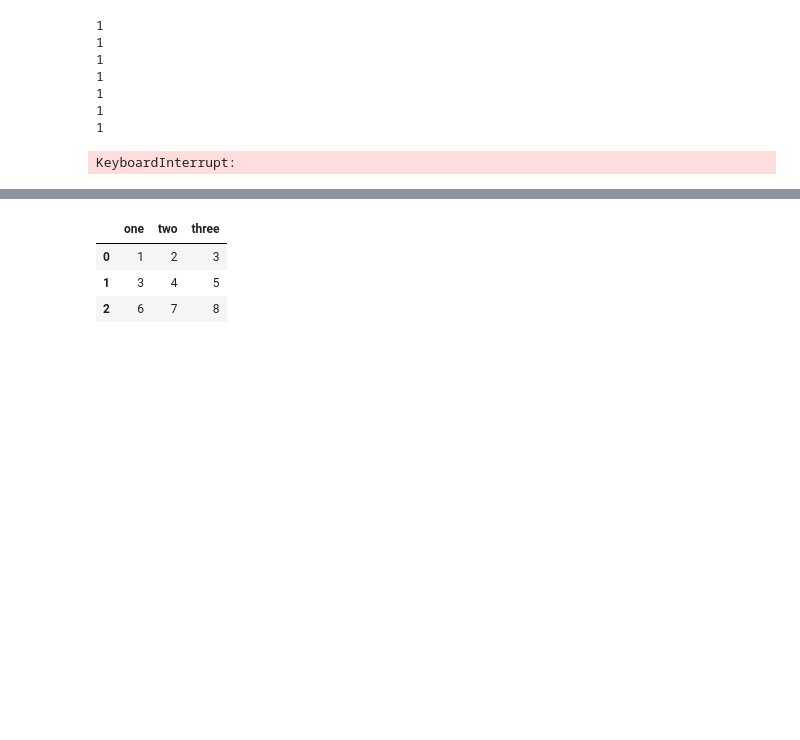
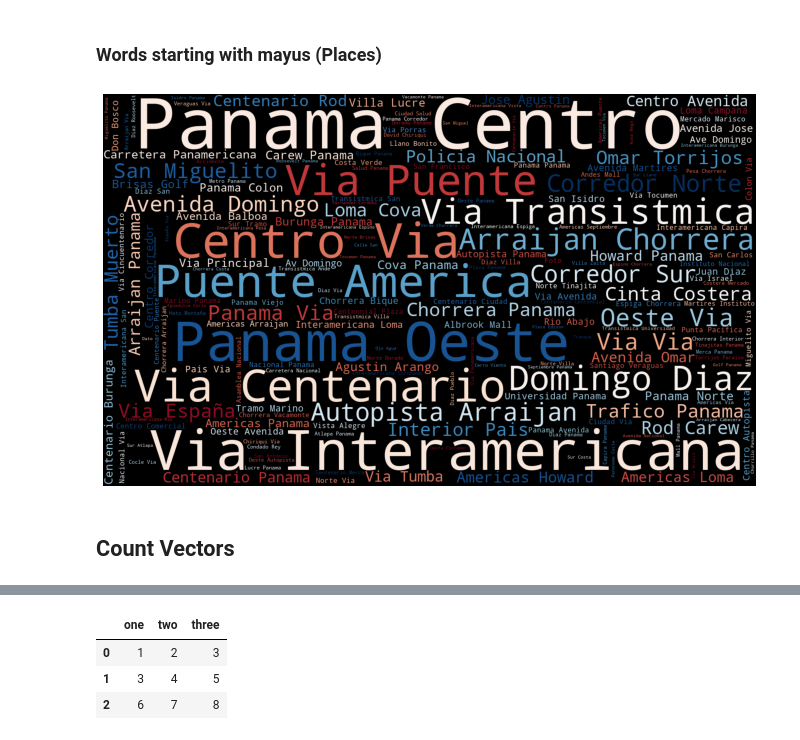
Before and after one commit to Liu-Lc/TwitterTraffic-Pty, a Jupyter notebook: queries_graphs.ipynb, the cells around one changed output, grey strips where cells are left out. Cells and saved outputs as stored; diff of their text form; code cells hidden in the pictures; blank space fills up the shorter version.

```diff
--- a/queries_graphs.ipynb
+++ b/queries_graphs.ipynb
@@ -2,0 +14,34 @@ asdf = {'isAccident':True, 'isObstacle':False}
+# %%
+# Cleaning the tweets
+stop_words = json.load(open('./files/stop_words.json', encoding='utf8'))
+def preprocess(tweet):
+    # remove next lines
+    tweet = re.sub('\n', ' ', tweet)
+    # remove links
+    tweet = re.sub('http\S+\s*', '', tweet)
+    # remove between parentesis
+    tweet = re.sub('\[.*\]','', tweet)
+    # remove mentions
+    tweet = re.sub("@\w+", "", tweet)
+    # remove hashtags
+    tweet = re.sub("#\w+", "", tweet)
+    # alphanumeric and hashtags
+    tweet = re.sub("[^a-zA-Z0-9ñáéíóúÁÉÍÓÚüÜ]", " ", tweet)
+    # remove multiple spaces
+    tweet = re.sub("\s+", " ", tweet)
+    tweet = re.sub('^\s+', '', tweet)
+    # lower first character
+    try: tweet = tweet[0].lower() + tweet[1:]
+    except: pass
+    # remove stop words
+    tweet = ' '.join([word for word in tweet.split(' ')
+                if not word.lower() in stop_words])
+    #replace tildes
+    tweet = re.sub('á', 'a', tweet)
+    tweet = re.sub('é', 'e', tweet)
+    tweet = re.sub('í', 'i', tweet)
+    tweet = re.sub('ó', 'o', tweet)
+    tweet = re.sub('ú', 'u', tweet)
+    tweet = re.sub('ü', 'u', tweet)
+
+    return tweet
@@ -32,8 +80,15 @@ from TweetData import keys, Preprocessing
+# %% [markdown]
+### Words starting with mayus (Places)
 # %%
-wc = WordCloud(background_color='white',
-    width=350, height=310).generate(tweets)
+tweets = ' '.join(preprocess(t[0]) for t in results)
+tweets = ' '.join(re.findall('([A-Z]\S+)', tweets))
 
-plt.figure(figsize=(15,9))
+wc = WordCloud(background_color='black', colormap='RdBu',
+    width=1500, height=900).generate(tweets)
+
+plt.figure(figsize=(12,7.2))
 plt.imshow(wc)
 plt.axis('off')
 plt.show()
+# %% [output]
+[figure, added]
@@ -42,16 +94,0 @@ import time
-# %%
-count = 0
-while True:
-    time.sleep(1)
-    count += 1
-    print('1')
-    if count==5: False
-# %% [output]
-1
-1
-1
-1
-1
-1
-1
-KeyboardInterrupt:
@@ -59,0 +95,2 @@ import pandas as pd
+# %% [markdown]
+## Count Vectors
```
Also changed, not shown: parts of 26 cells of this notebook, 1 other file.
